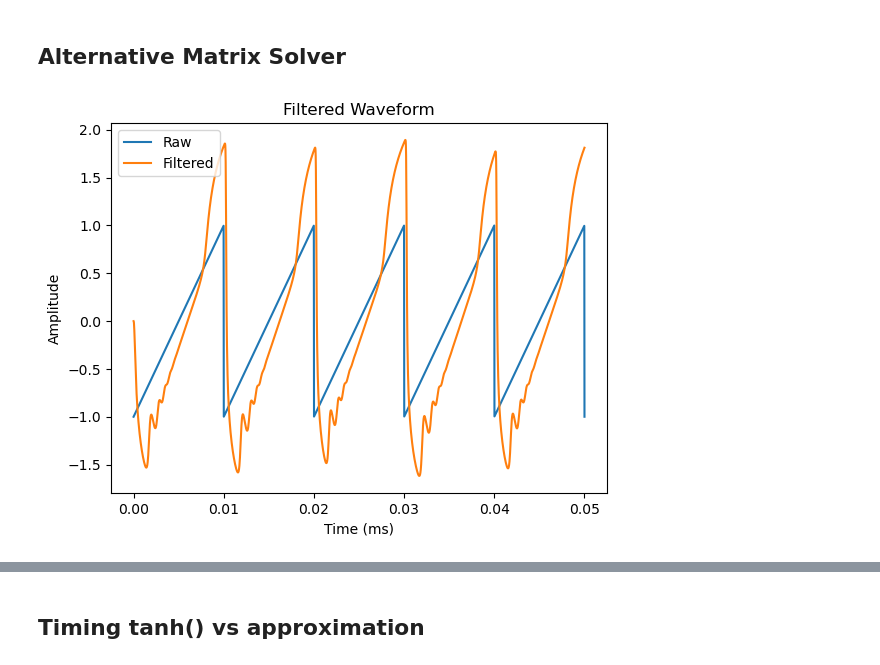
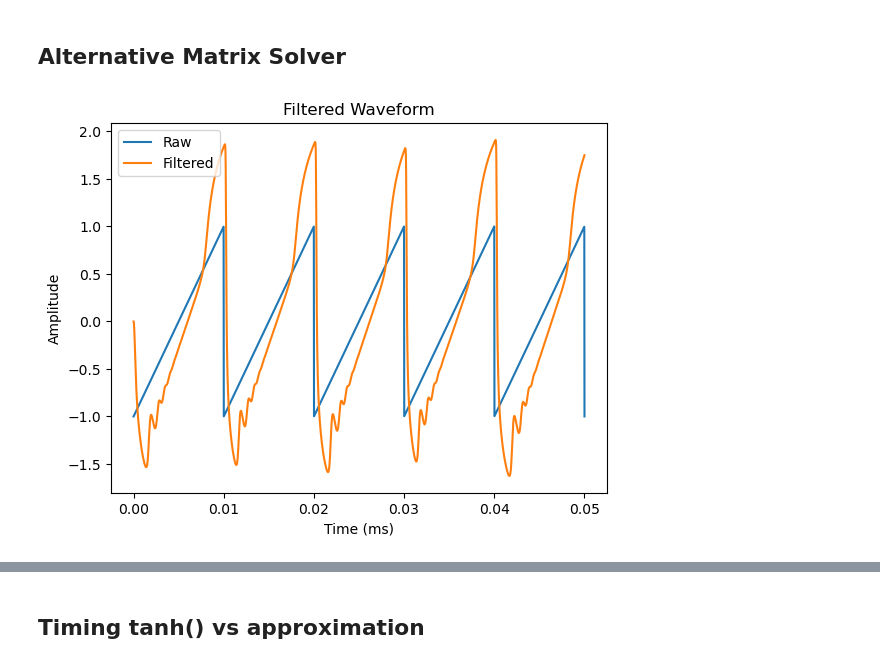
Before and after one commit to pscorbett/LadderFilter, a Jupyter notebook: PythonModels/LadderFilter.ipynb, the cells around one changed output, grey strips where cells are left out. Drawn from its saved outputs; the diff is of its cells as text; code cells hidden in the pictures.

```diff
--- a/PythonModels/LadderFilter.ipynb
+++ b/PythonModels/LadderFilter.ipynb
@@ -37,7 +37,7 @@ input_gain = 2.6
 cutoff = 3000.0
 r = 1.6 # resonance (0.0 to 4.0)
 
-g = cutoff * np.pi / samplerate
+g = np.tan(cutoff * np.pi / samplerate)
 boosted_wave = wave * input_gain
 
 # initial values
@@ -123,7 +123,7 @@ input_gain = 2.6
 cutoff = 3000.0
 r = 1.6 # resonance (0.0 to 4.0)
 
-g = cutoff * np.pi / samplerate
+g = np.tan(cutoff * np.pi / samplerate)
 boosted_wave = wave * input_gain
 
 # initial values
@@ -225,7 +225,7 @@ r = 0.5 # resonance (0.0 to 4.0)
 fbk = 4.0
 b = 0.5 # negative bias on headphone / ext amplifier (feedback)
 
-g = cutoff * np.pi / samplerate
+g = np.tan(cutoff * np.pi / samplerate)
 boosted_wave = wave * input_gain
 
 # initial values
@@ -236,7 +236,7 @@ filtered_wave = np.zeros(len(boosted_wave))
 
 # highpass filter
 Fc_hp = 12.0
-g_hp = Fc_hp * np.pi / samplerate
+g_hp = np.tan(Fc_hp * np.pi / samplerate)
 
 # state values (initially zero)
 s1 = 0.0
@@ -319,12 +319,12 @@ r = 2.0 # resonance (0.0 to 4.0)
 fbk = 5.0
 b = 0.8 # negative bias on headphone / ext amplifier (feedback)
 
-g = cutoff * np.pi / samplerate
+g = np.tan(cutoff * np.pi / samplerate)
 boosted_wave = wave * input_gain
 
 # highpass filter
 Fc_hp = 8.0
-g_hp = Fc_hp * np.pi / samplerate
+g_hp = np.tan(Fc_hp * np.pi / samplerate)
 
 # initial values
 y = np.array([0.0, 0.0, 0.0, 0.0, 0.0])  # inital guess
@@ -430,12 +430,12 @@ r = 2.0 # resonance (0.0 to 4.0)
 fbk = 5.0
 b = 0.8 # negative bias on headphone / ext amplifier (feedback)
 
-g = cutoff * np.pi / samplerate
+g = np.tan(cutoff * np.pi / samplerate)
 boosted_wave = wave * input_gain
 
 # highpass filter
 Fc_hp = 8.0
-g_hp = Fc_hp * np.pi / samplerate
+g_hp = np.tan(Fc_hp * np.pi / samplerate)
 g_den = 1.0 + g_hp
 
 # initial values
@@ -531,32 +531,32 @@ for n in range(len(boosted_wave)):
         residue = y[3] - y_est[3] # only care about y4 residue
         i = i + 1
 
     # save y
     filtered_wave[n] = y[3]
 
     # update states
     s1 = 2.0 * y[0] - s1
     s2 = 2.0 * y[1] - s2
     s3 = 2.0 * y[2] - s3
     s4 = 2.0 * y[3] - s4
     s5 = 2.0 * (y[4] - tanh_y5) - s5
 
     # log max iterations
     if i > maxIter:
         maxIter = i
 
 # plot waveform
 plt.plot(time, wave, label="Raw")
 plt.plot(time, filtered_wave, label="Filtered")
 plt.xlabel("Time (ms)")
 plt.ylabel("Amplitude")
 plt.title("Filtered Waveform")
 plt.legend()
 plt.show()
 #plt.savefig('square1.png')
 
 # print max iterations
 print("Maximum iterations: " + str(maxIter))
 # %% [output]
-[figure, old version]
+[figure, new version]
 Maximum iterations: 1
```
Also changed, not shown: parts of 5 cells of this notebook, 2 other files.
